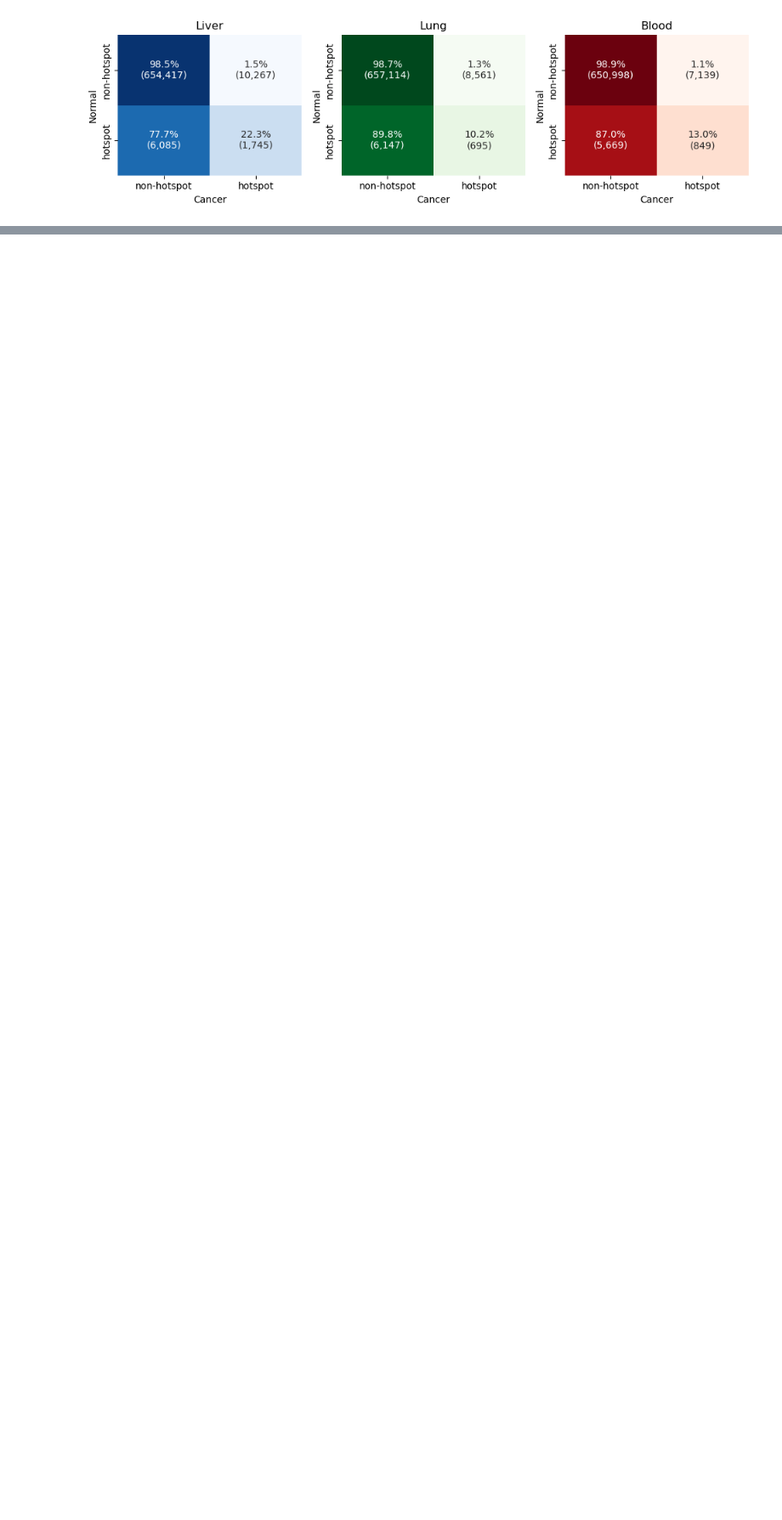
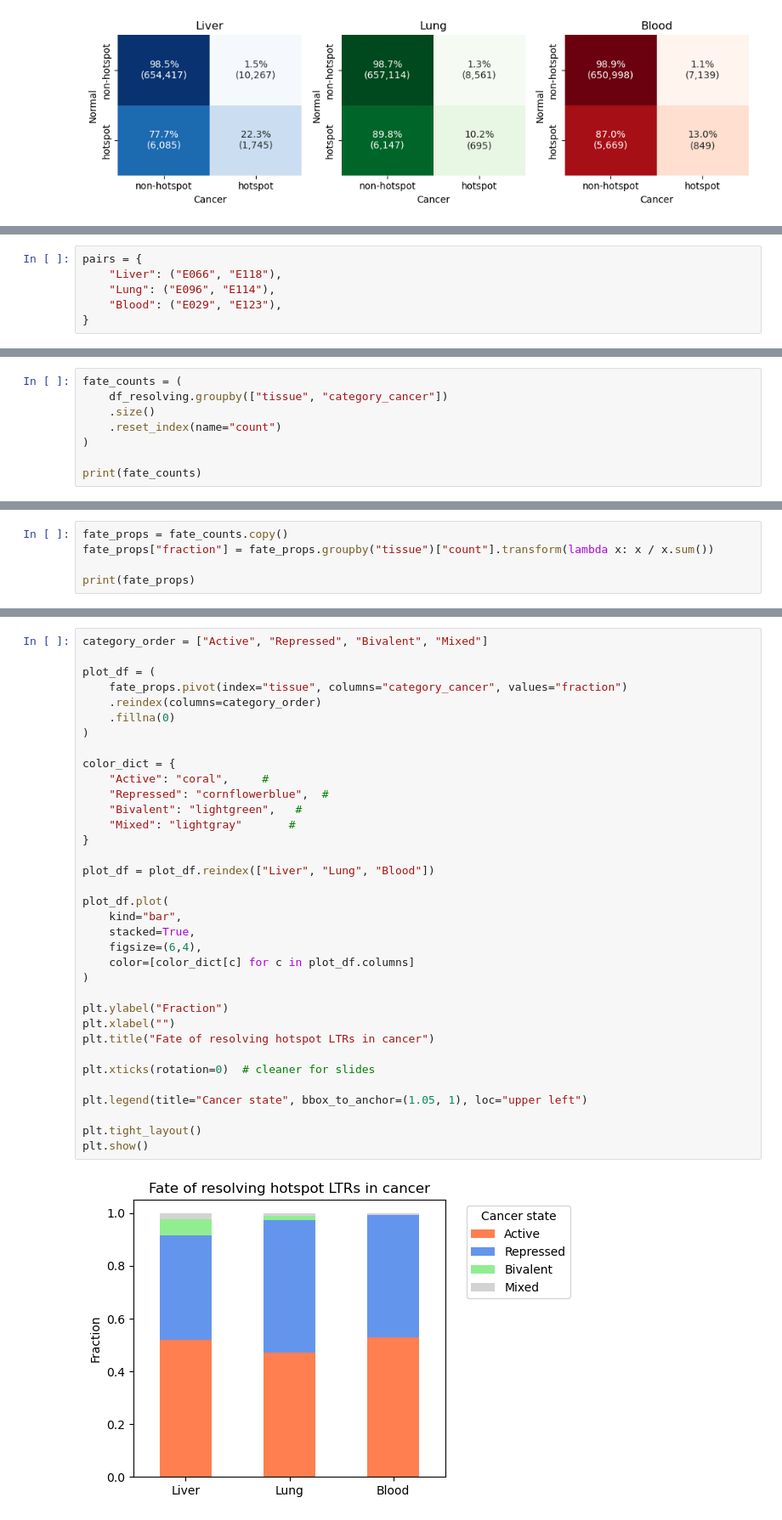
Before and after one commit to caocao0525/HERV, a Jupyter notebook: herv_all_hotspot_analysis.ipynb, the cells around one changed output, grey strips where cells are left out. Shown at 85% size. Cells and saved outputs as stored; diff of their text form; blank space fills up the shorter version.

```diff
--- a/herv_all_hotspot_analysis.ipynb
+++ b/herv_all_hotspot_analysis.ipynb
@@ -414,0 +464,6 @@ plt.show()
+# %%
+pairs = {
+    "Liver": ("E066", "E118"),
+    "Lung": ("E096", "E114"),
+    "Blood": ("E029", "E123"),
+}
@@ -414,0 +520,8 @@ plt.show()
+# %%
+fate_counts = (
+    df_resolving.groupby(["tissue", "category_cancer"])
+    .size()
+    .reset_index(name="count")
+)
+
+print(fate_counts)
@@ -414,0 +542,5 @@ plt.show()
+# %%
+fate_props = fate_counts.copy()
+fate_props["fraction"] = fate_props.groupby("tissue")["count"].transform(lambda x: x / x.sum())
+
+print(fate_props)
@@ -414,0 +561,37 @@ plt.show()
+# %%
+category_order = ["Active", "Repressed", "Bivalent", "Mixed"]
+
+plot_df = (
+    fate_props.pivot(index="tissue", columns="category_cancer", values="fraction")
+    .reindex(columns=category_order)
+    .fillna(0)
+)
+
+color_dict = {
+    "Active": "coral",     #
+    "Repressed": "cornflowerblue",  #
+    "Bivalent": "lightgreen",   #
+    "Mixed": "lightgray"       #
+}
+
+plot_df = plot_df.reindex(["Liver", "Lung", "Blood"])
+
+plot_df.plot(
+    kind="bar",
+    stacked=True,
+    figsize=(6,4),
+    color=[color_dict[c] for c in plot_df.columns]
+)
+
+plt.ylabel("Fraction")
+plt.xlabel("")
+plt.title("Fate of resolving hotspot LTRs in cancer")
+
+plt.xticks(rotation=0)  # cleaner for slides
+
+plt.legend(title="Cancer state", bbox_to_anchor=(1.05, 1), loc="upper left")
+
+plt.tight_layout()
+plt.show()
+# %% [output]
+[figure, added]
```
Also changed, not shown: parts of 15 cells of this notebook.
